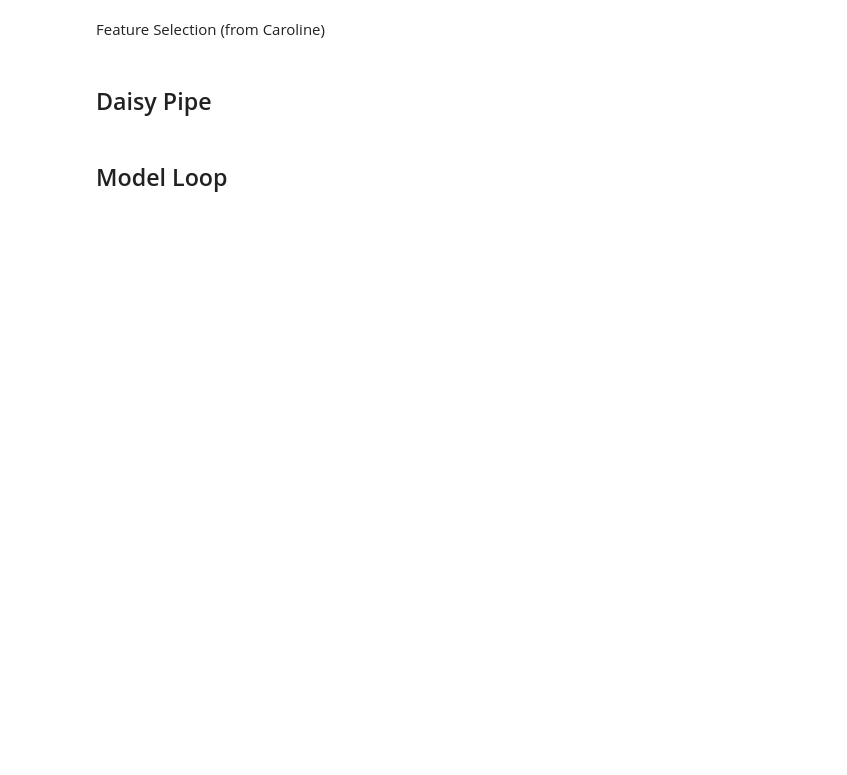
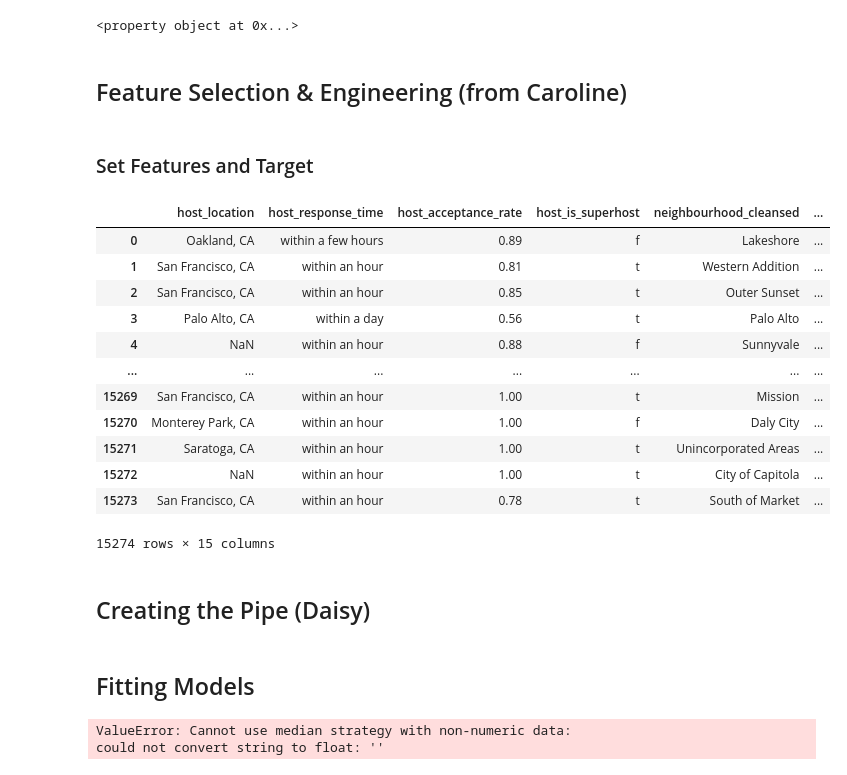
Before and after one commit to DaisyHarris23/486-Kaggle-Competition, a Jupyter notebook: camilla.ipynb, the cells around one changed output. Cells and saved outputs as stored; diff of their text form; code cells hidden in the pictures; blank space fills up the shorter version.

```diff
--- a/camilla.ipynb
+++ b/camilla.ipynb
@@ -37,3 +23,7 @@ import re
+# %%
+train = pd.read_csv('train.csv')
+# %% [output]
+<property object at 0x...>
 # %% [markdown]
-Feature Selection (from Caroline)
+## Feature Selection & Engineering (from Caroline)
 # %%
@@ -69,0 +41,2 @@ X = train.loc[:, ['host_location', #maybe
+# %% [markdown]
+### Set Features and Target
@@ -70,3 +66,19 @@ X = train.loc[:, ['host_location', #maybe
+# %%
+X
+# %% [output]
+|  | host_location | host_response_time | host_acceptance_rate | host_is_superhost | neighbourhood_cleansed | ... |
+| 0 | Oakland, CA | within a few hours | 0.89 | f | Lakeshore | ... |
+| 1 | San Francisco, CA | within an hour | 0.81 | t | Western Addition | ... |
+| 2 | San Francisco, CA | within an hour | 0.85 | t | Outer Sunset | ... |
+| 3 | Palo Alto, CA | within a day | 0.56 | t | Palo Alto | ... |
+| 4 | NaN | within an hour | 0.88 | f | Sunnyvale | ... |
+| ... | ... | ... | ... | ... | ... | ... |
+| 15269 | San Francisco, CA | within an hour | 1.00 | t | Mission | ... |
+| 15270 | Monterey Park, CA | within an hour | 1.00 | f | Daly City | ... |
+| 15271 | Saratoga, CA | within an hour | 1.00 | t | Unincorporated Areas | ... |
+| 15272 | NaN | within an hour | 1.00 | t | City of Capitola | ... |
+| 15273 | San Francisco, CA | within an hour | 0.78 | t | South of Market | ... |
+15274 rows × 15 columns
 # %% [markdown]
-## Daisy Pipe
+## Creating the Pipe (Daisy)
 # %%
@@ -98,5 +106,12 @@ pipe.fit(X_train, y_train)
-# %% [markdown]
-## Model Loop
+# %% [markdown]
+## Fitting Models
+# %%
+X_train, X_test, y_train, y_test = train_test_split(X, y, test_size=0.25)
+
+pipe.fit(X_train, y_train)
+# %% [output]
+ValueError: Cannot use median strategy with non-numeric data:
+could not convert string to float: ''
 # %%
 # Used a pipeline to transform the model a little bit, now try and fit a much of models with these features
 # and see the MSE at the end
```
Also changed, not shown: parts of 8 cells of this notebook.
